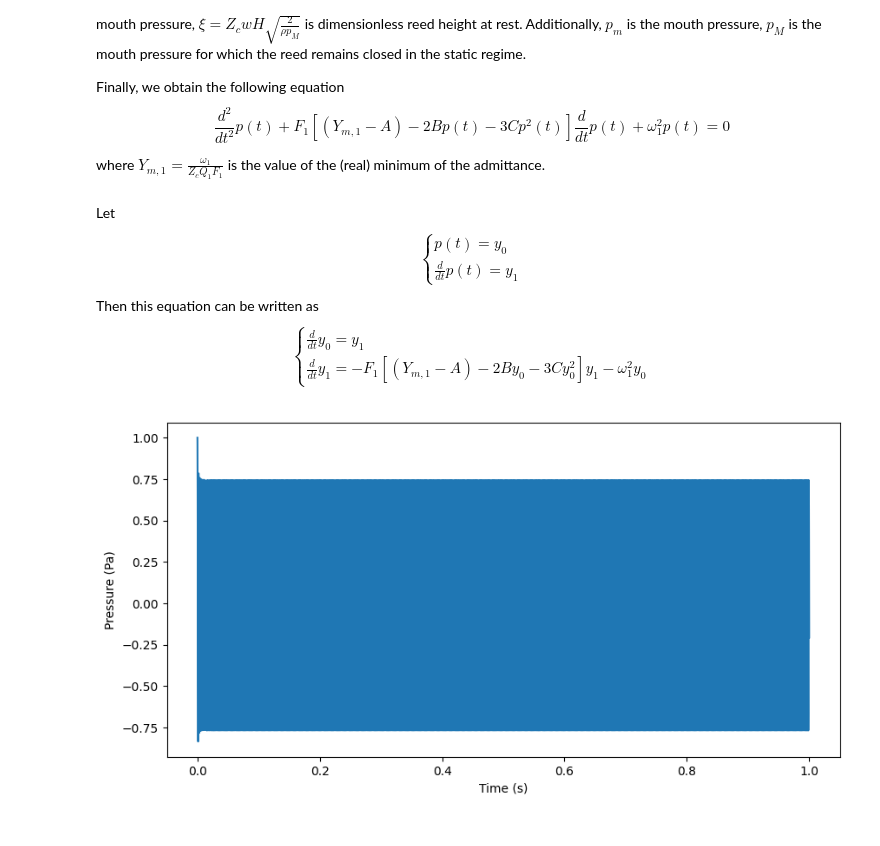
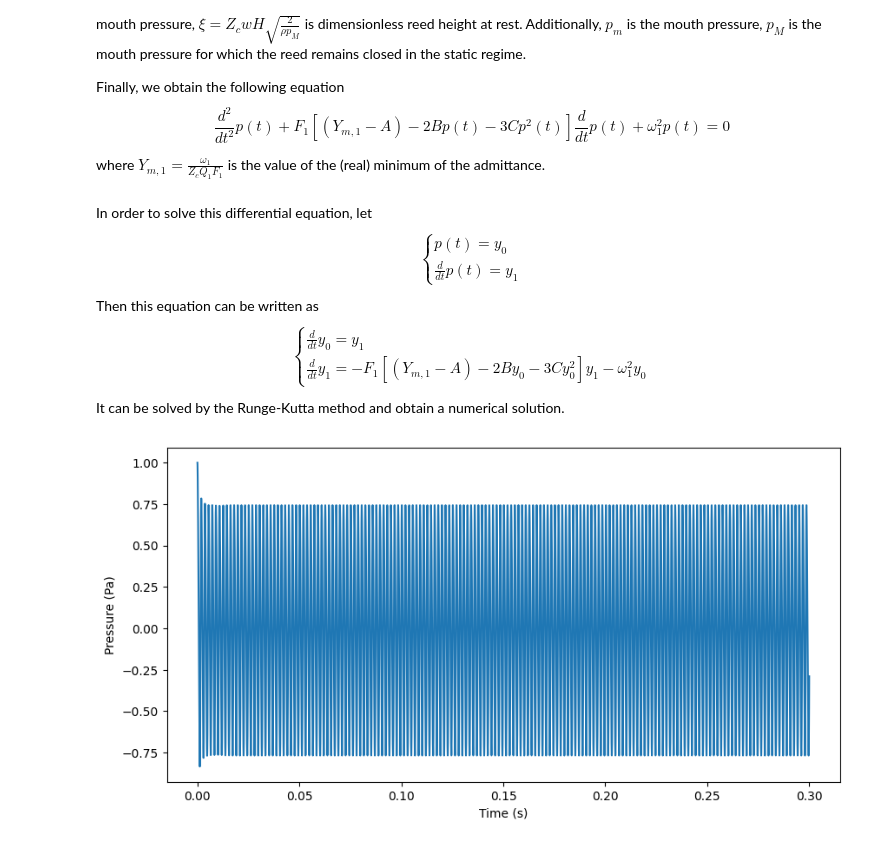
Before and after one commit to kjle/ATIAM-Promo-2025, a Jupyter notebook: AM/Vents/vents2.ipynb, the cells around one changed output. Drawn from its saved outputs; the diff is of its cells as text; code cells hidden in the pictures.

```diff
--- a/AM/Vents/vents2.ipynb
+++ b/AM/Vents/vents2.ipynb
@@ -39,7 +39,7 @@ Finally, we obtain the following equation
 \end{equation*}
 where $Y_{m,1} = \frac{\omega_1}{Z_c Q_1 F_1}$ is the value of the (real) minimum of the admittance.
 # %% [markdown]
-Let
+In order to solve this differential equation, let
 \begin{equation*}
     \begin{cases}
         p(t)=y_0\\
@@ -53,6 +53,7 @@ Then this equation can be written as
         \frac{d}{dt}y_1 = -F_1\left[ \left(Y_{m,1} - A\right) - 2By_0 - 3Cy_0^2 \right]y_1 - \omega_1^2 y_0
     \end{cases}
 \end{equation*}
+It can be solved by the Runge-Kutta method and obtain a numerical solution.
 # %%
 import numpy as np
 from scipy.integrate import solve_ivp
@@ -88,34 +90,34 @@ C = - xi * (gamma + 1) / (16 * gamma ** (5/2))
 
 def get_omega(n, l):
     return 2 * np.pi * (2 * n - 1) * c0 / (4 * l)
 
 omega_1 = get_omega(1, L)
 Y_m1 = omega_1 / (Z_c * Q_1 * F_1)
 
 def differential_system(t, y):
     y0, y1 = y
     dy0_dt = y1
     dy1_dt = -omega_1**2 * y0 - F_1 * ((Y_m1 - A) - 2 * B * y0 - 3 * C * y0**2) * y1
     return [dy0_dt, dy1_dt]
 
 # Initial conditions
-y0_initial = 1.0
-y1_initial = 0.0
+y0_initial = 1
+y1_initial = 1
 initial_conditions = [y0_initial, y1_initial]
 
 Fs = 44100  # Sampling frequency
-t_span = [0, 1] # time start and end
+t_span = [0, 0.3] # time start and end
 t_eval = np.linspace(t_span[0], t_span[1], int(Fs * (t_span[1] - t_span[0])))
 
 solution = solve_ivp(differential_system, t_span, initial_conditions, t_eval=t_eval)
 
 t = solution.t
 p = solution.y[0]  # y[0] corresponds to p(t)
 
 fig, ax = plt.subplots(figsize=(10, 5))
 ax.plot(t, p)
 ax.set_xlabel('Time (s)')
 ax.set_ylabel('Pressure (Pa)')
 plt.show()
 # %% [output]
-[figure, old version]
+[figure, new version]
```
Also changed, not shown: parts of 3 cells of this notebook, 5 other files.
